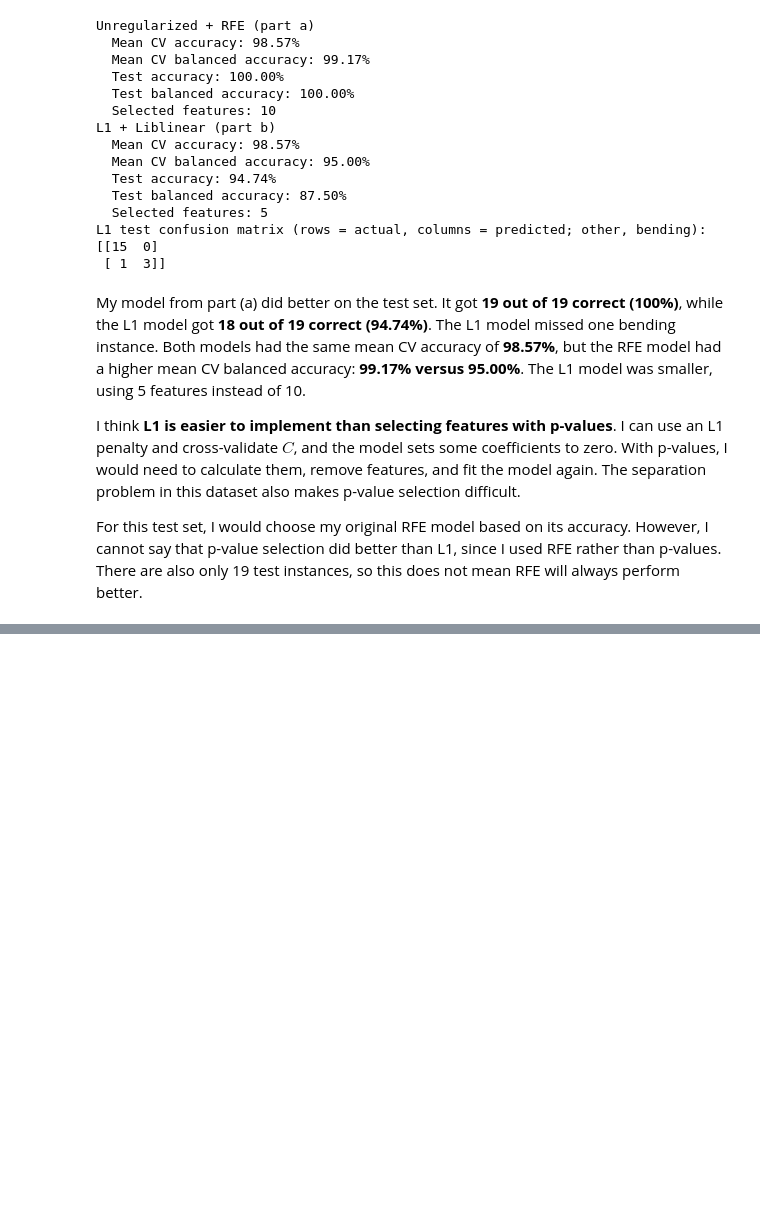
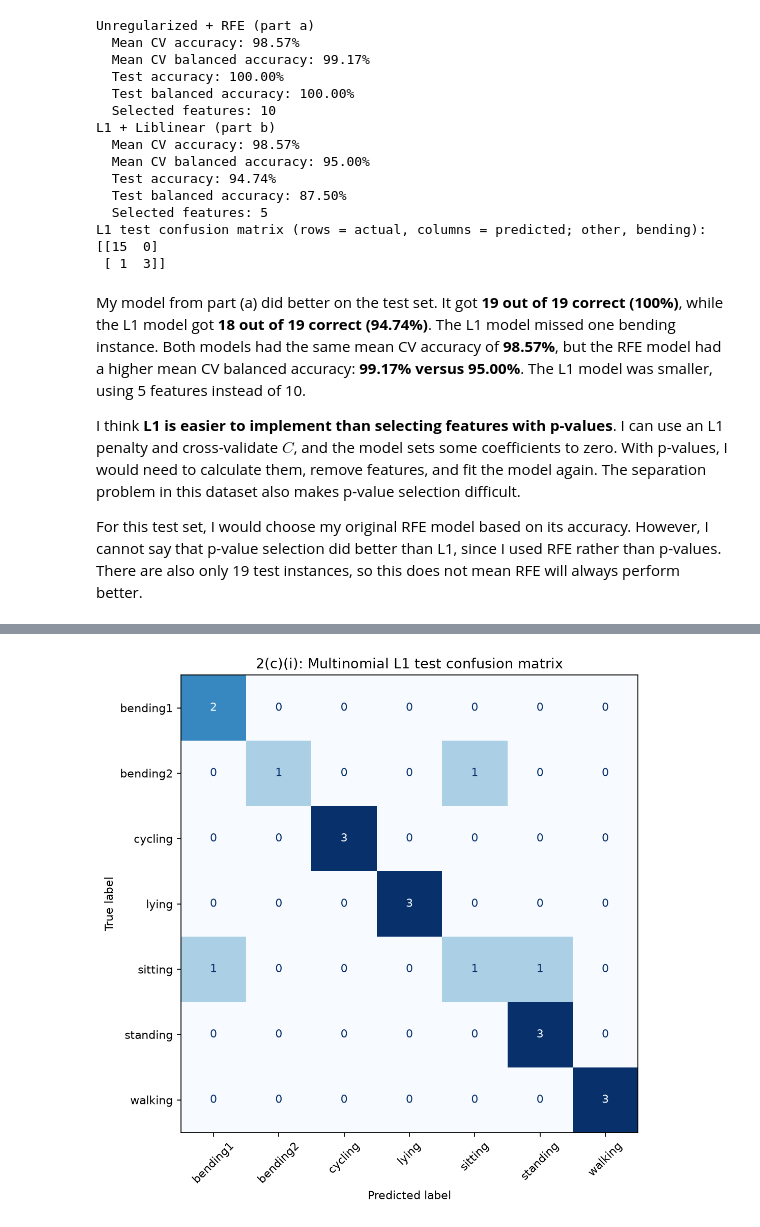
Before and after one commit to nakicool007/HW4-Time-Series-Classification, a Jupyter notebook: notebook/Kumbria_Nakul_HW4.ipynb, the cells around one changed output, grey strips where cells are left out. Saved outputs shown, nothing was run; the diff lists cells and outputs as text; code cells hidden in the pictures; blank space fills up the shorter version.

Commit message:
Answer Question 2(c)(i) with multinomial L1 tuning and multiclass evaluation

```diff
--- a/notebook/Kumbria_Nakul_HW4.ipynb
+++ b/notebook/Kumbria_Nakul_HW4.ipynb
@@ -1491,0 +1599,71 @@ For this test set, I would choose my original RFE model based on its accuracy. H
+# %%
+from sklearn.metrics import accuracy_score, balanced_accuracy_score, confusion_matrix, ConfusionMatrixDisplay, classification_report
+
+final_multi_model = clone(multi_pipeline).set_params(logit__C=multi_best_C)
+with warnings.catch_warnings(record=True) as multi_final_warnings, threadpool_limits(limits=1):
+    warnings.simplefilter("always", ConvergenceWarning)
+    final_multi_model.fit(features_by_l[multi_best_l], y_multi_train)
+multi_logit = final_multi_model.named_steps["logit"]
+assert np.max(multi_logit.n_iter_) < multi_logit.max_iter
+assert not any(issubclass(w.category, ConvergenceWarning) for w in multi_final_warnings)
+assert multi_logit.coef_.shape == (7, 42 * multi_best_l)
+
+multi_test_recordings = [np.asarray(read_time_series(path), dtype=float).T for path in test_files]
+X_multi_test, multi_test_feature_names = extract_segment_features(multi_test_recordings, multi_best_l)
+y_multi_test = np.array([path.parent.name for path in test_files])
+assert multi_test_feature_names == feature_names_by_l[multi_best_l]
+assert X_multi_test.shape == (19, 42 * multi_best_l)
+assert set(train_files).isdisjoint(test_files)
+multi_probabilities = final_multi_model.predict_proba(X_multi_test)
+multi_predictions = final_multi_model.classes_[np.argmax(multi_probabilities, axis=1)]
+np.testing.assert_allclose(multi_probabilities.sum(axis=1), 1, atol=1e-12)
+np.testing.assert_array_equal(multi_predictions, final_multi_model.predict(X_multi_test))
+np.testing.assert_array_equal(final_multi_model.classes_, multi_classes)
+
+multi_test_accuracy = accuracy_score(y_multi_test, multi_predictions)
+multi_test_error = 1 - multi_test_accuracy
+multi_test_balanced_accuracy = balanced_accuracy_score(y_multi_test, multi_predictions)
+multi_test_confusion = confusion_matrix(y_multi_test, multi_predictions, labels=multi_classes)
+assert multi_test_confusion.shape == (7, 7) and multi_test_confusion.sum() == 19
+multi_errors = int(np.sum(multi_predictions != y_multi_test))
+print(f"Test errors: {multi_errors}/19 = {multi_test_error:.2%}")
+print(f"Test accuracy: {multi_test_accuracy:.2%}")
+print(f"Test balanced accuracy: {multi_test_balanced_accuracy:.2%}")
+print("Class order:", multi_classes.tolist())
+print("Test confusion matrix (rows = actual, columns = predicted):")
+print(multi_test_confusion)
+print(classification_report(y_multi_test, multi_predictions, labels=multi_classes, zero_division=0))
+print("Misclassified test instances:")
+for path, actual, prediction in zip(test_files, y_multi_test, multi_predictions):
+    if actual != prediction:
+        print(f"{path.parent.name}/{path.name}: actual={actual}, predicted={prediction}")
+
+fig, ax = plt.subplots(figsize=(8.5, 7))
+ConfusionMatrixDisplay(multi_test_confusion, display_labels=multi_classes).plot(
+    ax=ax, cmap="Blues", colorbar=False, values_format="d", xticks_rotation=45)
+ax.set_title("2(c)(i): Multinomial L1 test confusion matrix")
+fig.tight_layout()
+fig.savefig(figure_root / "2c_i_test_confusion_matrix.png", dpi=160, bbox_inches="tight")
+plt.show()
+
+multi_prediction_rows = []
+for path, actual, prediction, probabilities in zip(test_files, y_multi_test, multi_predictions, multi_probabilities):
+    row = {"activity": path.parent.name, "file": path.name, "actual": str(actual), "predicted": str(prediction)}
+    row.update({f"probability_{activity}": float(probability)
+                for activity, probability in zip(multi_classes, probabilities)})
+    multi_prediction_rows.append(row)
+with (processed_root / "2c_i_test_predictions.csv").open("w", newline="") as file:
+    writer = csv.DictWriter(file, fieldnames=list(multi_prediction_rows[0]))
+    writer.writeheader()
+    writer.writerows(multi_prediction_rows)
+
+multi_coefficient_rows = []
+for activity, intercept, coefficients in zip(multi_classes, multi_logit.intercept_, multi_logit.coef_):
+    multi_coefficient_rows.append({"class": str(activity), "parameter": "Intercept", "standardized_coefficient": float(intercept)})
+    multi_coefficient_rows.extend({"class": str(activity), "parameter": name, "standardized_coefficient": float(coefficient)}
+                                  for name, coefficient in zip(feature_names_by_l[multi_best_l], coefficients))
+with (processed_root / "2c_i_coefficients.csv").open("w", newline="") as file:
+    writer = csv.DictWriter(file, fieldnames=list(multi_coefficient_rows[0]))
+    writer.writeheader()
+    writer.writerows(multi_coefficient_rows)
+# %% [output]
@@ -1491,0 +1687 @@ For this test set, I would choose my original RFE model based on its accuracy. H
+[figure, added]
```
Also changed, not shown: parts of 7 cells of this notebook, 9 other files.
